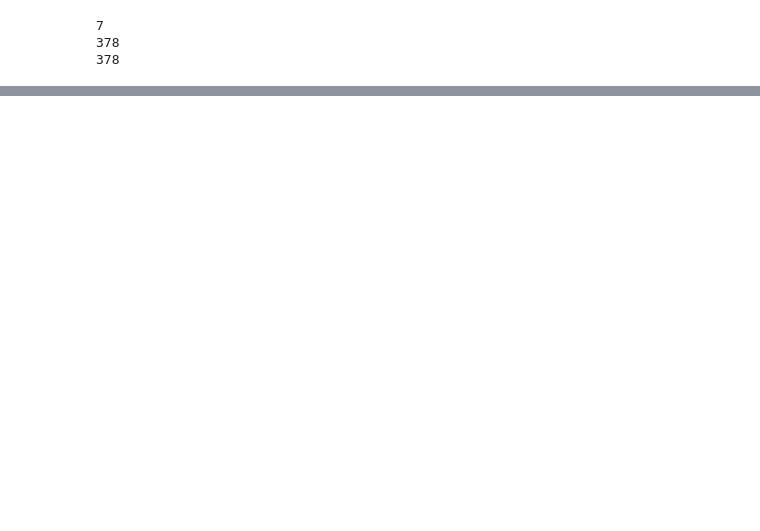
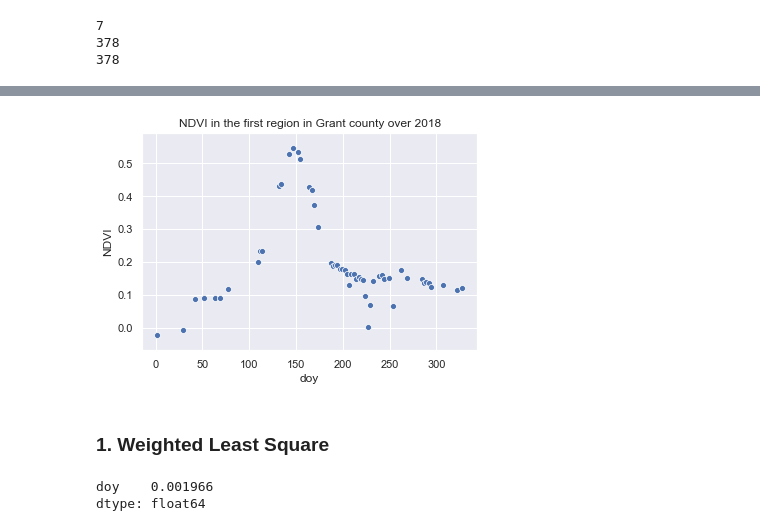
Before and after one commit to sunil21075/Ag, a Jupyter notebook: remote_sensing/python/Local_Jupyter_NoteBooks/0_smoothing.ipynb, the cells around one changed output, grey strips where cells are left out. Cells and saved outputs as stored; diff of their text form; code cells hidden in the pictures; blank space fills up the shorter version.

```diff
--- a/remote_sensing/python/Local_Jupyter_NoteBooks/0_smoothing.ipynb
+++ b/remote_sensing/python/Local_Jupyter_NoteBooks/0_smoothing.ipynb
@@ -70,0 +153,2 @@ print (grant_2018['geo'].size)
+# %%
+polygon_list = grant_2018['geo'].unique()
@@ -70,0 +157,5 @@ print (grant_2018['geo'].size)
+# %%
+grant_2018_first_field = grant_2018[grant_2018['geo']==polygon_list[1]]
+grant_2018_first_field = order_by_doy(grant_2018_first_field)
+print(grant_2018_first_field.shape)
+print(type(grant_2018_first_field))
@@ -70,0 +172,11 @@ print (grant_2018['geo'].size)
+# %%
+# ax = plt.gca()
+# grant_2018_first_field.plot(kind='line',x='doy',y='NDVI',ax=ax)
+# plt.show();
+sb.set();
+plot = sb.scatterplot(x="doy", y="NDVI", data=grant_2018_first_field)
+plot = plot.set(title = 'NDVI in the first region in Grant county over 2018');
+# %% [output]
+[figure, added]
+# %% [markdown]
+### 1.  Weighted Least Square
@@ -70,0 +186,9 @@ print (grant_2018['geo'].size)
+# %%
+X = grant_2018_first_field['doy']
+y = grant_2018_first_field['NDVI']
+
+res_wls = sm.WLS(endog=y, exog=X, weights=y**(2)).fit()
+res_wls.params
+# %% [output]
+doy    0.001966
+dtype: float64
```
Also changed, not shown: parts of 26 cells of this notebook, 2 other files.
